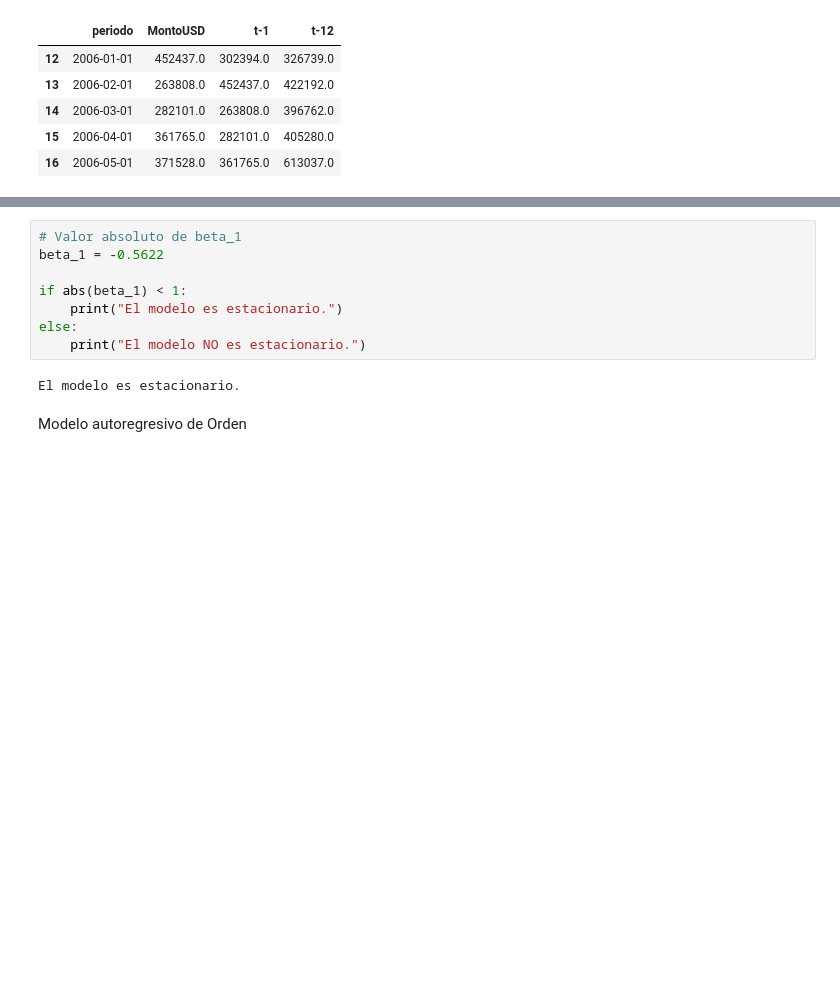
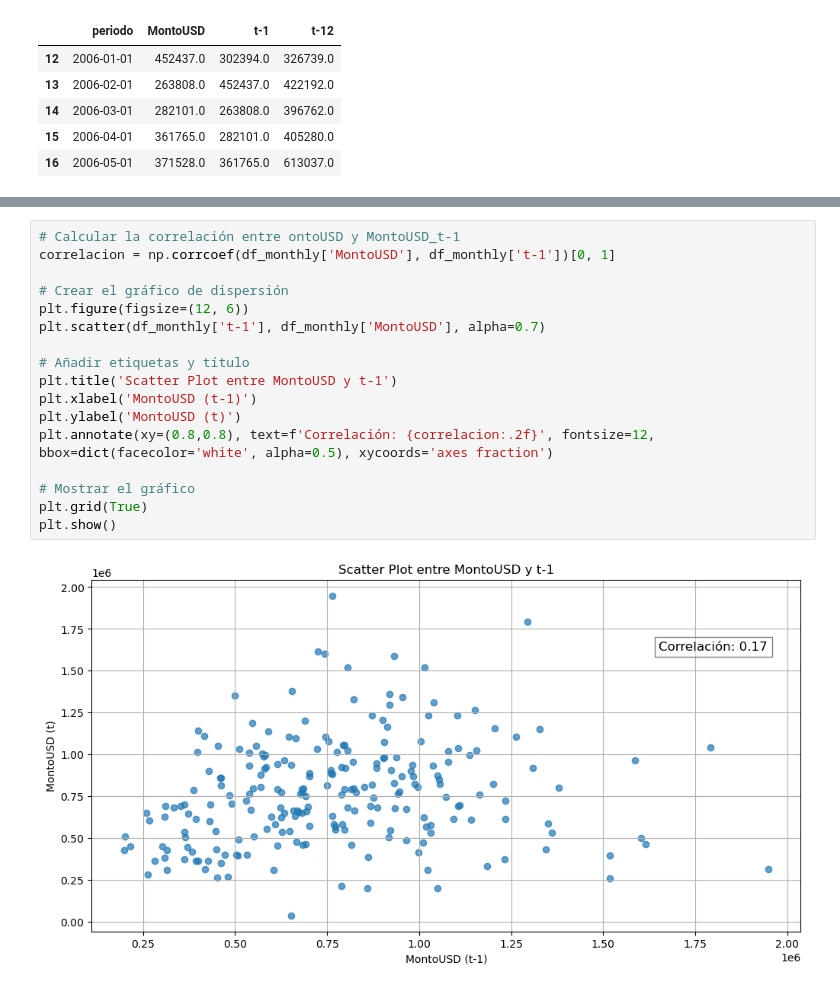
Before and after one commit to Gaddran/Tarea3AnalisisDatos, a Jupyter notebook: notebooks/TareaAnalisis.ipynb, the cells around one changed output, grey strips where cells are left out. Saved outputs shown, nothing was run; the diff lists cells and outputs as text; blank space fills up the shorter version.

```diff
--- a/notebooks/TareaAnalisis.ipynb
+++ b/notebooks/TareaAnalisis.ipynb
@@ -787,12 +596,19 @@
-# %%
-# Valor absoluto de beta_1
-beta_1 = -0.5622
-
-if abs(beta_1) < 1:
-    print("El modelo es estacionario.")
-else:
-    print("El modelo NO es estacionario.")
-# %% [output]
-El modelo es estacionario.
-# %% [markdown]
-Modelo autoregresivo de Orden
+# %%
+# Calcular la correlación entre ontoUSD y MontoUSD_t-1
+correlacion = np.corrcoef(df_monthly['MontoUSD'], df_monthly['t-1'])[0, 1]
+
+# Crear el gráfico de dispersión
+plt.figure(figsize=(12, 6))
+plt.scatter(df_monthly['t-1'], df_monthly['MontoUSD'], alpha=0.7)
+
+# Añadir etiquetas y título
+plt.title('Scatter Plot entre MontoUSD y t-1')
+plt.xlabel('MontoUSD (t-1)')
+plt.ylabel('MontoUSD (t)')
+plt.annotate(xy=(0.8,0.8), text=f'Correlación: {correlacion:.2f}', fontsize=12, bbox=dict(facecolor='white', alpha=0.5), xycoords='axes fraction')
+
+# Mostrar el gráfico
+plt.grid(True)
+plt.show()
+# %% [output]
+[figure, added]
```
Also changed, not shown: parts of 86 cells of this notebook, 1 other file.
